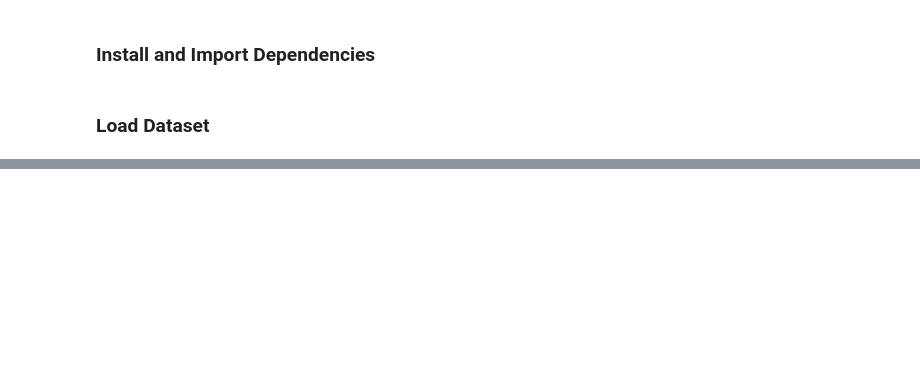
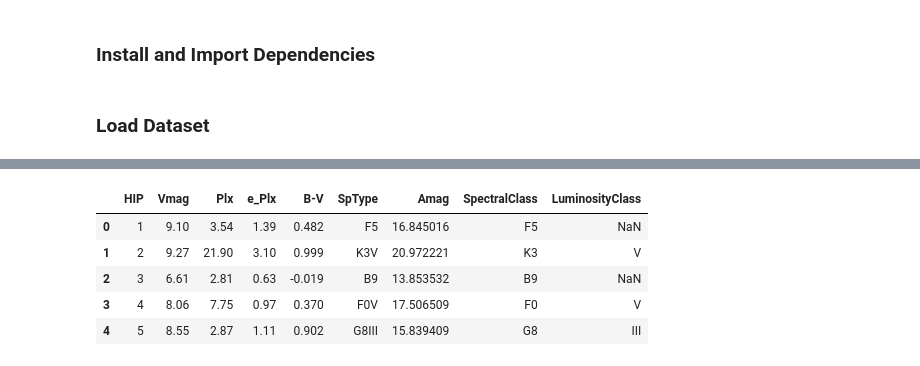
Before and after one commit to EP1XWARR10R/stellar-classification-capstone, a Jupyter notebook: Capstone.ipynb, the cells around one changed output, grey strips where cells are left out. Saved outputs shown, nothing was run; the diff lists cells and outputs as text; code cells hidden in the pictures; blank space fills up the shorter version.

```diff
--- a/Capstone.ipynb
+++ b/Capstone.ipynb
@@ -52,0 +73,33 @@ memory usage: 13.7+ MB
+# %%
+# Split the spectral type into its components
+
+#remove invalid rows
+df2 = df2.dropna(subset=['SpType']) # Drop rows where 'SpType' is NaN
+# df2 = df2[df2['SpType'].str.strip() != ''] # Drop rows where 'SpType' is an empty string
+# df2 = df2[~df2['SpType'].str.contains(r':$')] # Drop rows with uncertain spectral types (ending with ':')
+# df2 = df2[~df2['SpType'].str.contains(r'\.{3}$')] # Drop rows with undescribed spectral peculiarities (ending with '...')
+
+# df2 = df2[df2['SpType'].str.contains(r'^[OBAFGKM]')] # Drop rows with invalid spectral types (not starting with O, B, A, F, G, K, or M)
+
+# df2 = df2[~df2['SpType'].str.contains(r'[mpewdabc]')] # Drop rows with non-standard spectral types (containing m, p, e, w, or d)
+
+df2 = df2[~df2['SpType'].str.contains(r'[^OBAFGKM0-9\-\/IV]')] # Drop rows with invalid characters in spectral types
+
+# df2['SpectralClass'] = df2['SpType'].str.extract(r'((?:[OBAFGKM]\d?(?:\.\d*)?\/?\-?)+)(?:[\/\-IV]+)?$')
+# df2['LuminosityClass'] = df2['SpType'].str.extract(r'([\/\-IV]+):?$')
+
+df2['SpectralClass'] = df2['SpType'].str.extract(r'(^[OBAFGKM]\d*(?:\.\d)?(?:[\/\-][OBAFGKM]?\d*(?:\.\d)?)?)(?:[\/\-IV]+)?$')
+df2['LuminosityClass'] = df2['SpType'].str.extract(r'([\/\-IV]+)?$')
+
+# df2 = df2[df2['SpectralClass'].notna() & df2['LuminosityClass'].notna()]
+df2 = df2[df2['SpectralClass'].notna()]
+
+SpType_count_normalized = df2['SpType'].count()
+df2.head()
+# %% [output]
+|  | HIP | Vmag | Plx | e_Plx | B-V | SpType | Amag | SpectralClass | LuminosityClass |
+| 0 | 1 | 9.10 | 3.54 | 1.39 | 0.482 | F5 | 16.845016 | F5 | NaN |
+| 1 | 2 | 9.27 | 21.90 | 3.10 | 0.999 | K3V | 20.972221 | K3 | V |
+| 2 | 3 | 6.61 | 2.81 | 0.63 | -0.019 | B9 | 13.853532 | B9 | NaN |
+| 3 | 4 | 8.06 | 7.75 | 0.97 | 0.370 | F0V | 17.506509 | F0 | V |
+| 4 | 5 | 8.55 | 2.87 | 1.11 | 0.902 | G8III | 15.839409 | G8 | III |
```
Also changed, not shown: parts of 11 cells of this notebook.
